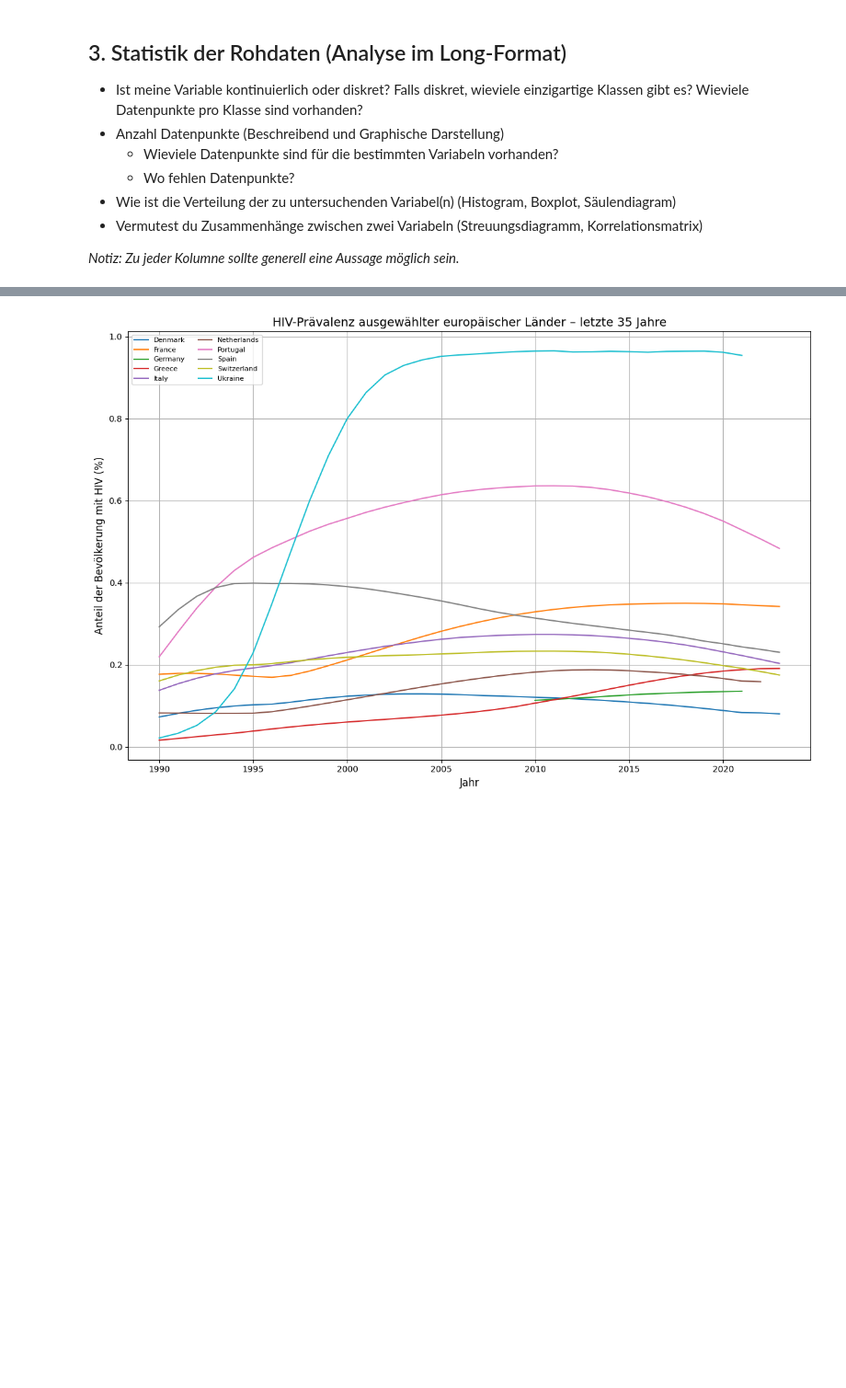
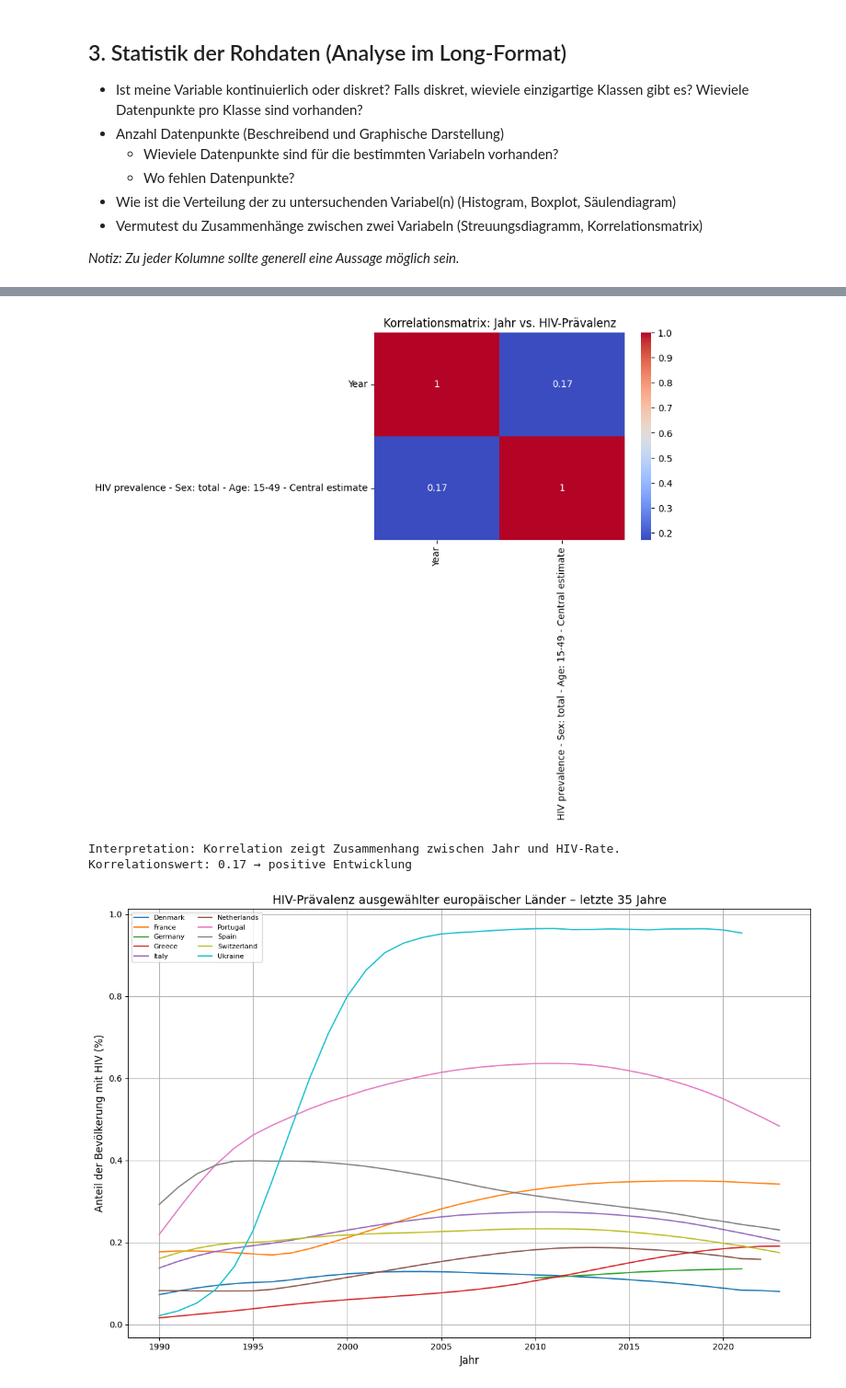
Before and after one commit to Elischwan/Leistungsnachweis-1, a Jupyter notebook: Grundgerüst_Leistungsnachweis.ipynb, the cells around one changed output, grey strips where cells are left out. Shown at 92% size. Saved outputs shown, nothing was run; the diff lists cells and outputs as text; code cells hidden in the pictures; blank space fills up the shorter version.

```diff
--- a/Grundgerüst_Leistungsnachweis.ipynb
+++ b/Grundgerüst_Leistungsnachweis.ipynb
@@ -381,3 +301,16 @@ Interpretation Pairplot:
+# %%
+# Korrelationsmatrix
+corr = df[["Year", hiv_col]].corr()
+plt.figure(figsize=(6,4))
+sns.heatmap(corr, annot=True, cmap="coolwarm")
+plt.title("Korrelationsmatrix: Jahr vs. HIV-Prävalenz")
+plt.show()
+print("Interpretation: Korrelation zeigt Zusammenhang zwischen Jahr und HIV-Rate.")
+print(f"Korrelationswert: {corr.iloc[0,1]:.2f} → {('negative Entwicklung' if corr.iloc[0,1]<0 else 'positive Entwicklung')}")
+# %% [output]
+[figure, added]
+Interpretation: Korrelation zeigt Zusammenhang zwischen Jahr und HIV-Rate.
+Korrelationswert: 0.17 → positive Entwicklung
 # %%
 import pandas as pd
 import matplotlib.pyplot as plt
```
Also changed, not shown: parts of 4 cells of this notebook.
